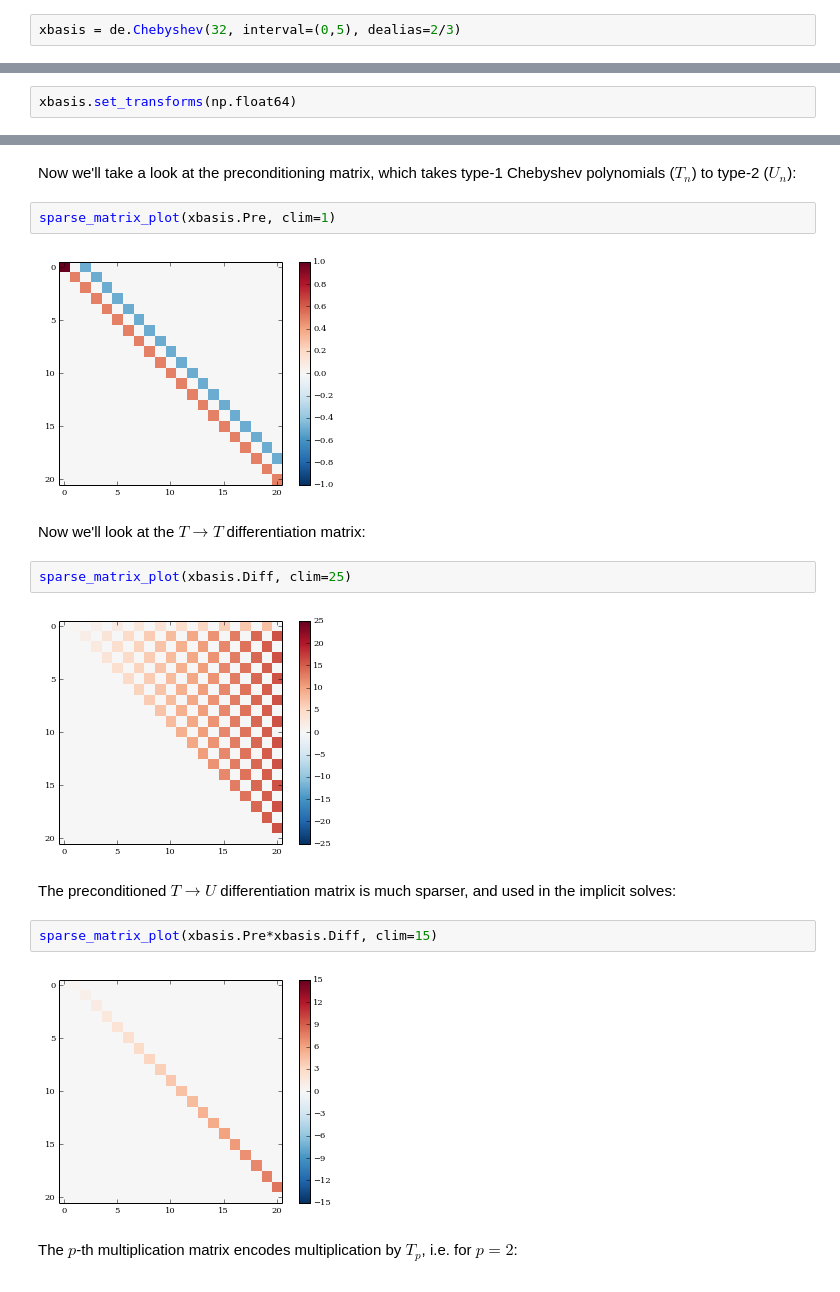
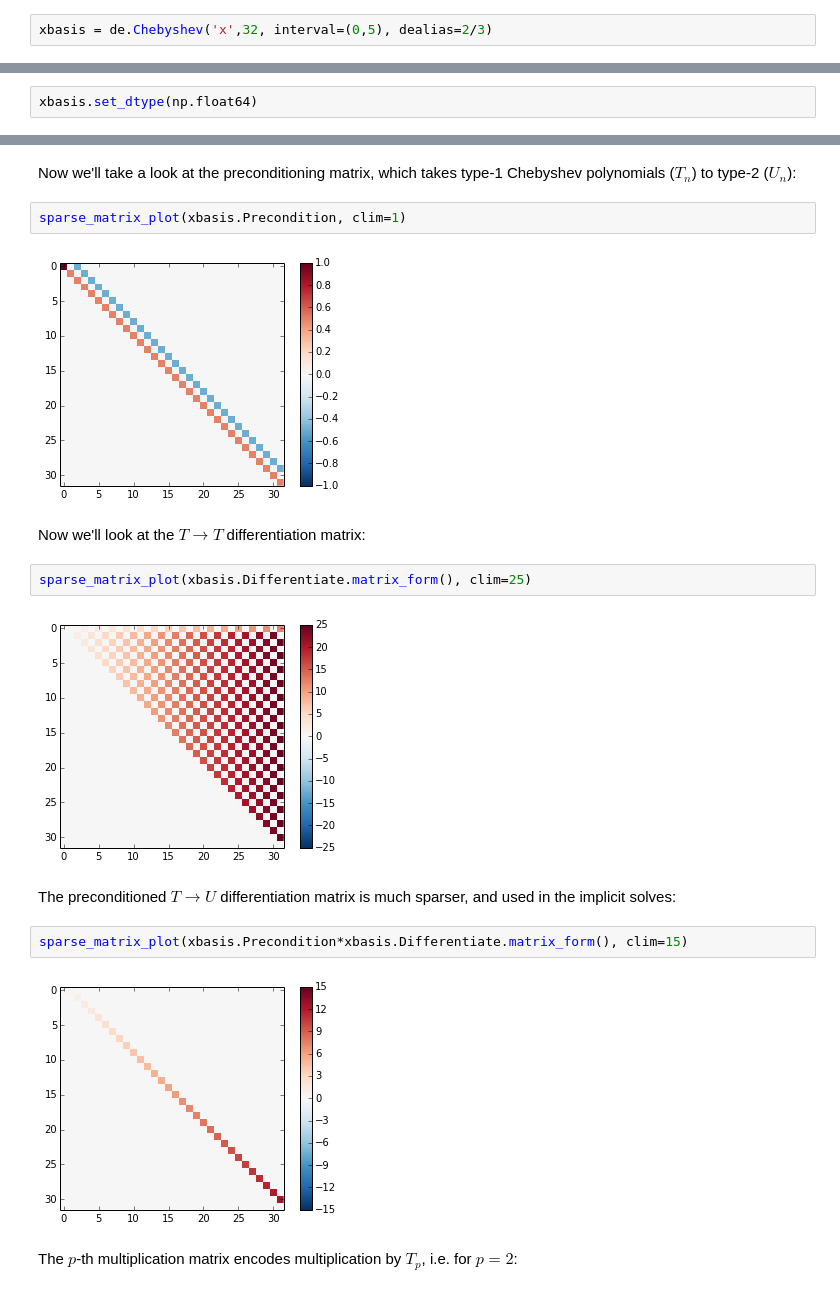
Before and after one commit to enlighter/dedalus, a Jupyter notebook: docs/notebooks/dedalus_tutorial_bases_domains.ipynb, the cells around one changed output, grey strips where cells are left out. Drawn from its saved outputs; the diff is of its cells as text.

```diff
--- a/docs/notebooks/dedalus_tutorial_bases_domains.ipynb
+++ b/docs/notebooks/dedalus_tutorial_bases_domains.ipynb
@@ -16,7 +20,7 @@ Each basis is represented by a separate class, e.g. `Cheybhsev` and `Fourier`.
 
 Optionally, you can specify a dealiasing fraction, indicating what fraction of modes to retain after a transform.  To properly dealias quadratic nonlinearities, for instance, you would need a fraction $\le 2/3$.
 # %%
-xbasis = de.Chebyshev(32, interval=(0,5), dealias=2/3)
+xbasis = de.Chebyshev('x',32, interval=(0,5), dealias=2/3)
 # %% [markdown]
 ### Basis methods / attributes
 # %% [markdown]
@@ -42,5 +50,5 @@ The matrices used for implicit timestepping with the tau method are available as
 
 Before we examine them, we'll set the basis transform datatype:
 # %%
-xbasis.set_transforms(np.float64)
+xbasis.set_dtype(np.float64)
 # %% [output]
@@ -59,21 +67,21 @@ def sparse_matrix_plot(matrix, clim):
 # %% [markdown]
 Now we'll take a look at the preconditioning matrix, which takes type-1 Chebyshev polynomials ($T_n$) to type-2 ($U_n$):
 # %%
-sparse_matrix_plot(xbasis.Pre, clim=1)
+sparse_matrix_plot(xbasis.Precondition, clim=1)
 # %% [output]
-[figure, old version]
+[figure, new version]
 # %% [markdown]
 Now we'll look at the $T \rightarrow T$ differentiation matrix:
 # %%
-sparse_matrix_plot(xbasis.Diff, clim=25)
+sparse_matrix_plot(xbasis.Differentiate.matrix_form(), clim=25)
 # %% [output]
-[figure, old version]
+[figure, new version]
 # %% [markdown]
 The preconditioned $T \rightarrow U$ differentiation matrix is much sparser, and used in the implicit solves:
 # %%
-sparse_matrix_plot(xbasis.Pre*xbasis.Diff, clim=15)
+sparse_matrix_plot(xbasis.Precondition*xbasis.Differentiate.matrix_form(), clim=15)
 # %% [output]
-[figure, old version]
+[figure, new version]
 # %% [markdown]
 The $p$-th multiplication matrix encodes multiplication by $T_p$, i.e. for $p=2$:
 # %%
```
Also changed, not shown: parts of 17 cells of this notebook.
